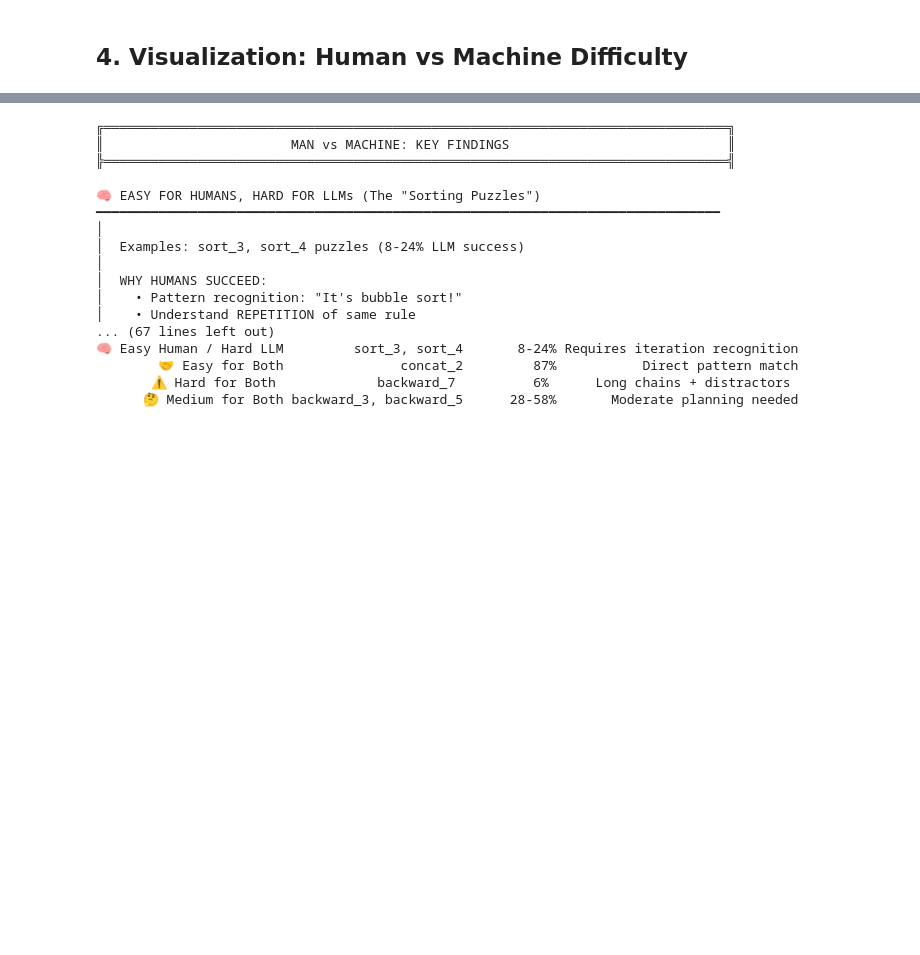
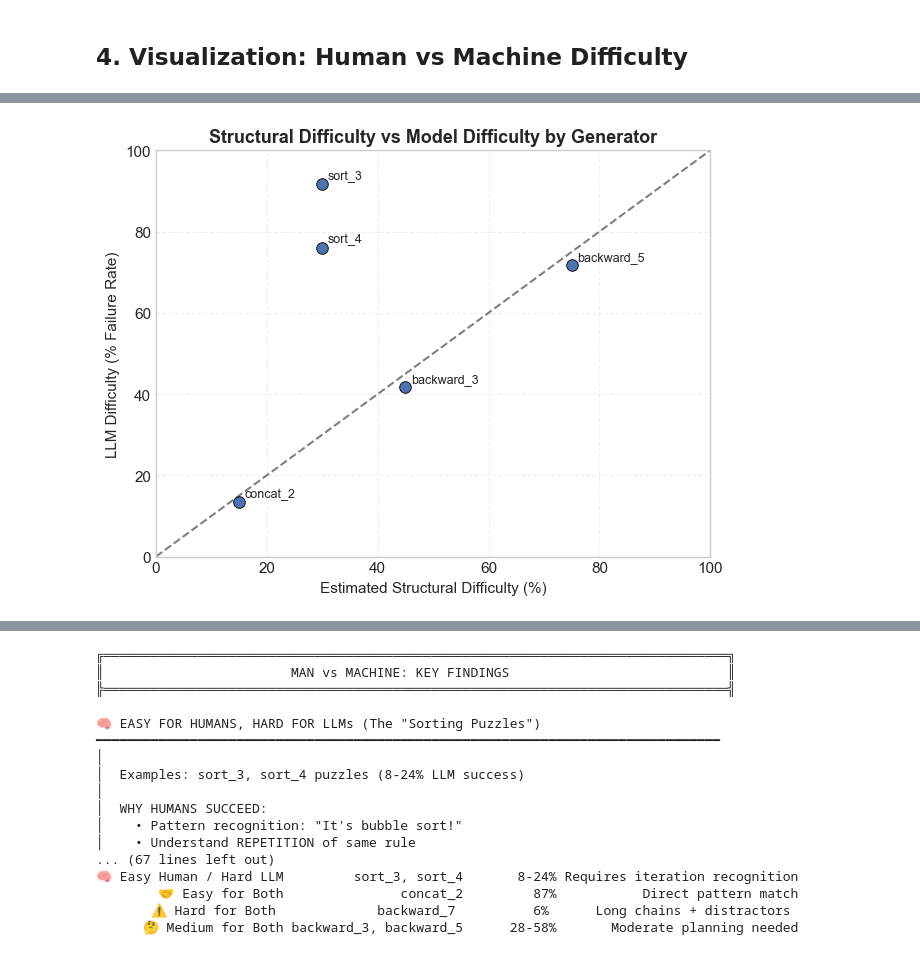
Before and after one commit to hanara2112/sed-reasoning, a Jupyter notebook: notebooks/human_vs_machine.ipynb, the cells around one changed output, grey strips where cells are left out. Drawn from its saved outputs; the diff is of its cells as text; code cells hidden in the pictures; blank space fills up the shorter version.

```diff
--- a/notebooks/human_vs_machine.ipynb
+++ b/notebooks/human_vs_machine.ipynb
@@ -397,0 +335,76 @@ plt.show()
+# %%
+import pandas as pd
+import matplotlib.pyplot as plt
+
+# -----------------------------
+# Construct comparison data
+# -----------------------------
+comparison_data = []
+
+for gen, stats in gen_stats.items():
+    llm_difficulty = 100 - (stats['correct'] / stats['total'] * 100)
+
+    # Structural (human-oriented) difficulty heuristic
+    human_difficulty = human_difficulty_factors.get(gen, 5) * 15
+
+    comparison_data.append({
+        'Generator': gen,
+        'LLM Difficulty (%)': llm_difficulty,
+        'Estimated Structural Difficulty (%)': human_difficulty
+    })
+
+comp_df = pd.DataFrame(comparison_data)
+
+# -----------------------------
+# Visualization
+# -----------------------------
+fig, ax = plt.subplots(figsize=(6.5, 5))
+
+ax.scatter(
+    comp_df['Estimated Structural Difficulty (%)'],
+    comp_df['LLM Difficulty (%)'],
+    s=70,
+    color='#4C72B0',
+    edgecolor='black',
+    linewidth=0.6
+)
+
+# Diagonal reference
+ax.plot([0, 100], [0, 100], linestyle='--', color='black', alpha=0.5)
+
+# Labels
+for _, row in comp_df.iterrows():
+    ax.annotate(
+        row['Generator'],
+        (row['Estimated Structural Difficulty (%)'],
+         row['LLM Difficulty (%)']),
+        textcoords='offset points',
+        xytext=(4, 4),
+        fontsize=9
+    )
+
+ax.set_xlabel('Estimated Structural Difficulty (%)')
+ax.set_ylabel('LLM Difficulty (% Failure Rate)')
+ax.set_title('Structural Difficulty vs Model Difficulty by Generator', fontsize=13)
+
+ax.set_xlim(0, 100)
+ax.set_ylim(0, 100)
+ax.grid(True, linestyle='--', alpha=0.3)
+ax.set_axisbelow(True)
+
+plt.tight_layout()
+plt.savefig(
+    '../results/structural_vs_model_difficulty.png',
+    dpi=150,
+    bbox_inches='tight',
+    facecolor='white'
+)
+plt.show()
+
+# -----------------------------
+# Table (exact values)
+# -----------------------------
+print("\nStructural vs Model Difficulty Summary:")
+print(comp_df.to_string(index=False))
+# %% [output]
+[figure, added]
```
Also changed, not shown: parts of 6 cells of this notebook, 29 other files.
